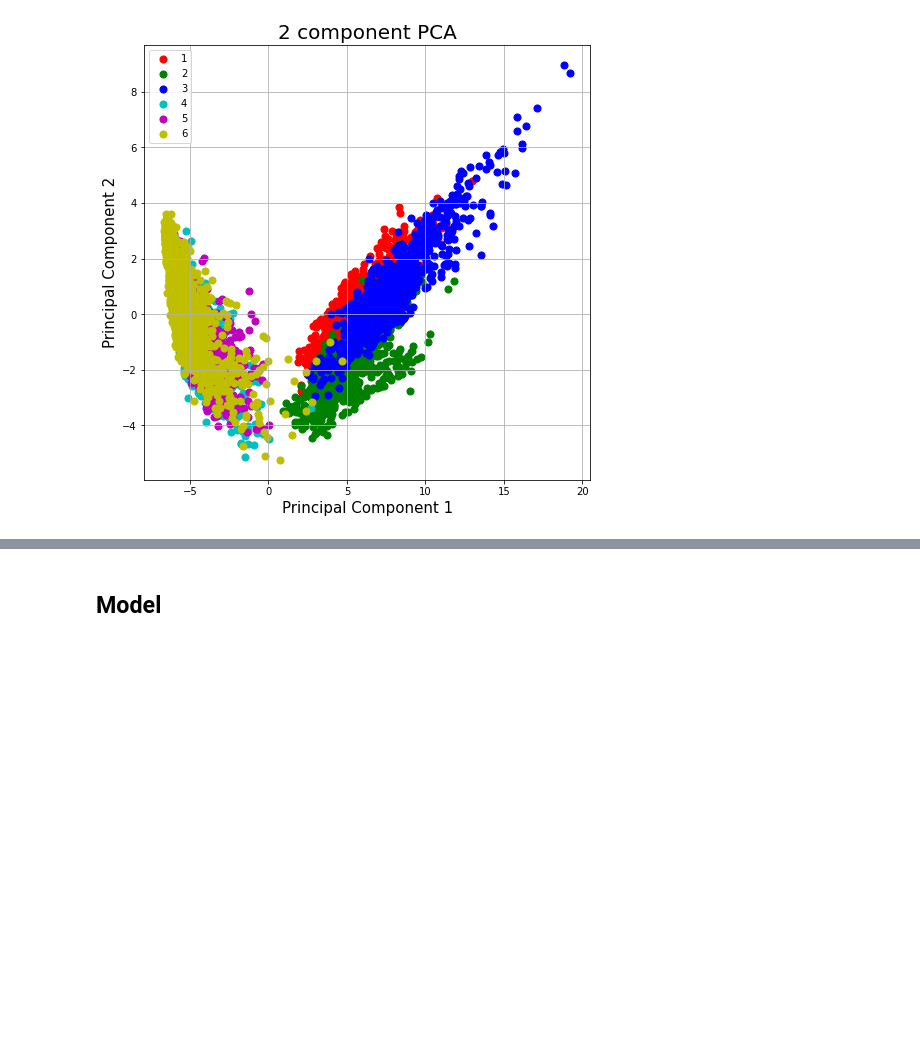
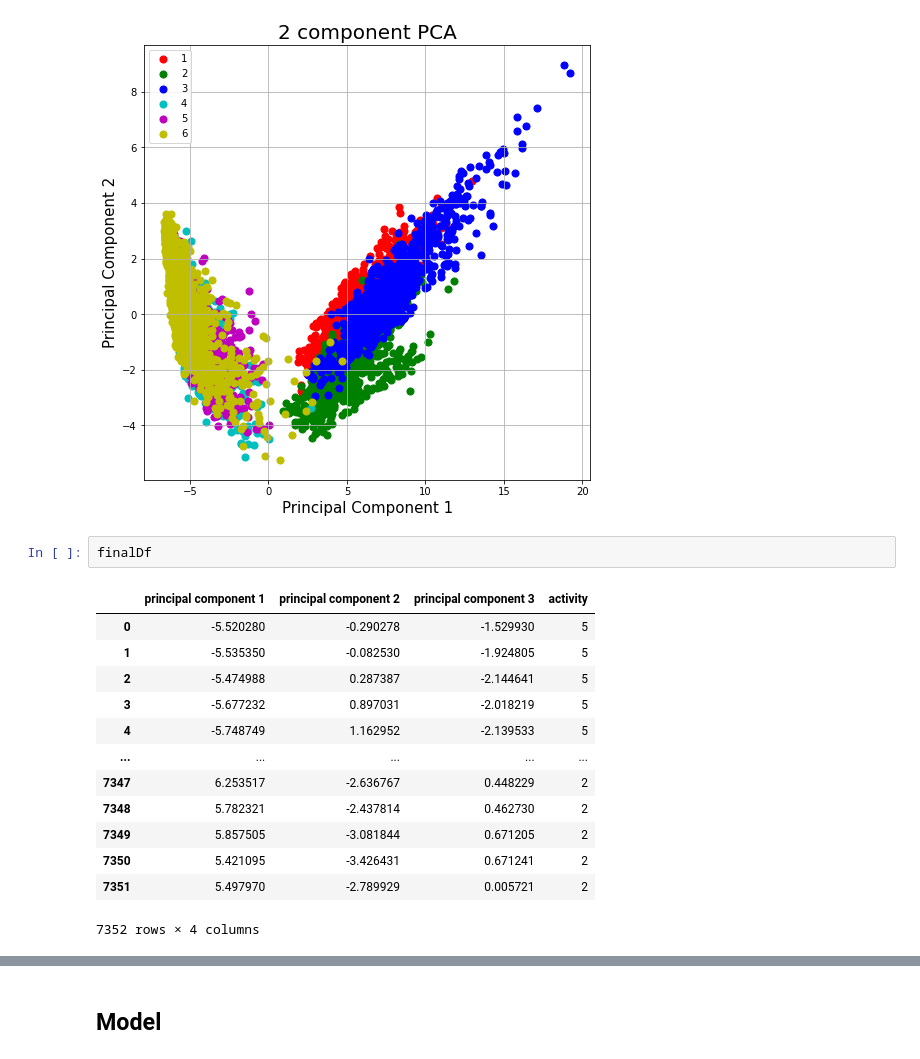
Before and after one commit to JayPBhatia/SUTDML2021Project, a Jupyter notebook: SUTDML2021Project.ipynb, the cells around one changed output, grey strips where cells are left out. Drawn from its saved outputs; the diff is of its cells as text; blank space fills up the shorter version.

```diff
--- a/SUTDML2021Project.ipynb
+++ b/SUTDML2021Project.ipynb
@@ -237,3 +237,19 @@ ax.legend(targets)
 ax.grid()
 # %% [output]
 [figure]
+# %%
+finalDf
+# %% [output]
+|  | principal component 1 | principal component 2 | principal component 3 | activity |
+| 0 | -5.520280 | -0.290278 | -1.529930 | 5 |
+| 1 | -5.535350 | -0.082530 | -1.924805 | 5 |
+| 2 | -5.474988 | 0.287387 | -2.144641 | 5 |
+| 3 | -5.677232 | 0.897031 | -2.018219 | 5 |
+| 4 | -5.748749 | 1.162952 | -2.139533 | 5 |
+| ... | ... | ... | ... | ... |
+| 7347 | 6.253517 | -2.636767 | 0.448229 | 2 |
+| 7348 | 5.782321 | -2.437814 | 0.462730 | 2 |
+| 7349 | 5.857505 | -3.081844 | 0.671205 | 2 |
+| 7350 | 5.421095 | -3.426431 | 0.671241 | 2 |
+| 7351 | 5.497970 | -2.789929 | 0.005721 | 2 |
+7352 rows × 4 columns
```
Also changed, not shown: parts of 20 cells of this notebook.
